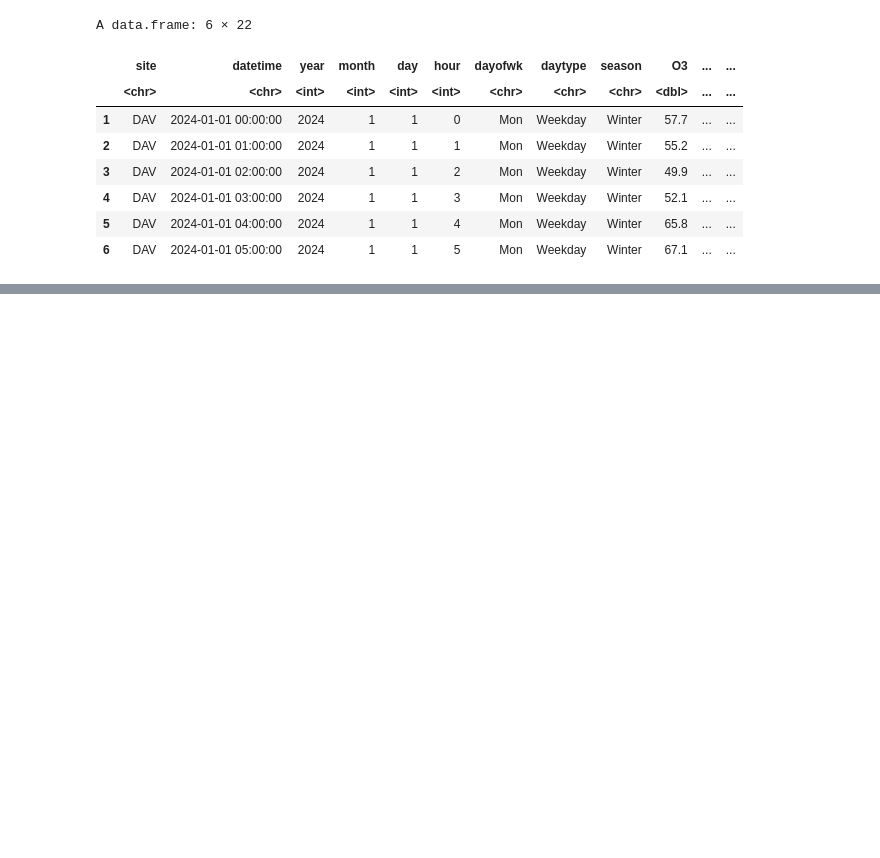
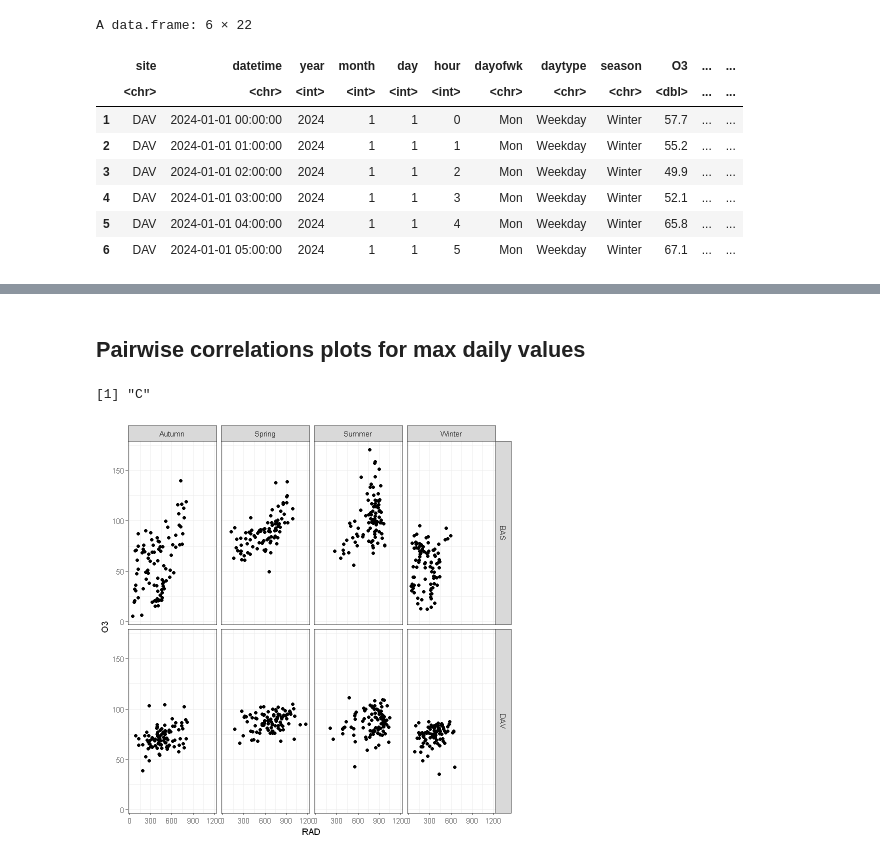
Before and after one commit to matheogodenzi/Air_pollution, a Jupyter notebook: Correlations.ipynb, the cells around one changed output, grey strips where cells are left out. Saved outputs shown, nothing was run; the diff lists cells and outputs as text; code cells hidden in the pictures; blank space fills up the shorter version.

Commit message:
correlations

```diff
--- a/Correlations.ipynb
+++ b/Correlations.ipynb
@@ -35,3 +25,7 @@ A data.frame: 6 × 22
 | 4 | DAV | 2024-01-01 03:00:00 | 2024 | 1 | 1 | 3 | Mon | Weekday | Winter | 52.1 | ... | ... |
 | 5 | DAV | 2024-01-01 04:00:00 | 2024 | 1 | 1 | 4 | Mon | Weekday | Winter | 65.8 | ... | ... |
 | 6 | DAV | 2024-01-01 05:00:00 | 2024 | 1 | 1 | 5 | Mon | Weekday | Winter | 67.1 | ... | ... |
+# %%
+# Access column names
+colnames(df)
+variables <- c('O3','NO2','PM10','NOX','TEMP','PREC','RAD','SO2','PM2.5','EC','CPC','avg_wind_speed','avg_wind_direction')
@@ -37,0 +41,6 @@ A data.frame: 6 × 22
+# %%
+lf <- pivot_longer(df, all_of(variables), names_to = "variable", values_to = "value")
+daily.max <- lf %>%
+  group_by(site, year, month, day, season, variable) %>%
+  summarize(value = max(value, na.rm=TRUE), .groups = "drop") %>%
+  pivot_wider(names_from = variable, values_from = value)
@@ -37,0 +68,15 @@ A data.frame: 6 × 22
+# %% [markdown]
+## Pairwise correlations plots for max daily values
+# %%
+Sys.setlocale("LC_TIME","C")
+options(stringsAsFactors=FALSE)
+theme_set(theme_bw()) # just my preference for plots
+# %% [output]
+[1] "C"
+# %%
+daily.max %>%
+  ggplot+
+  facet_grid(site~season)+
+  geom_point(aes(RAD, O3))
+# %% [output]
+[figure, added]
```
Also changed, not shown: parts of 22 cells of this notebook, 1 other file.
